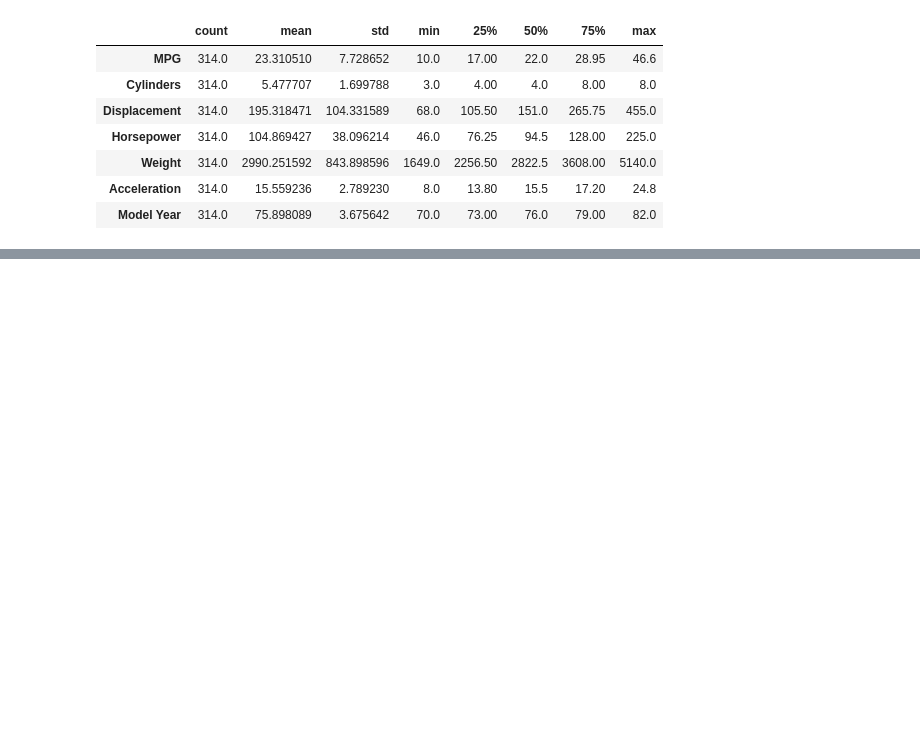
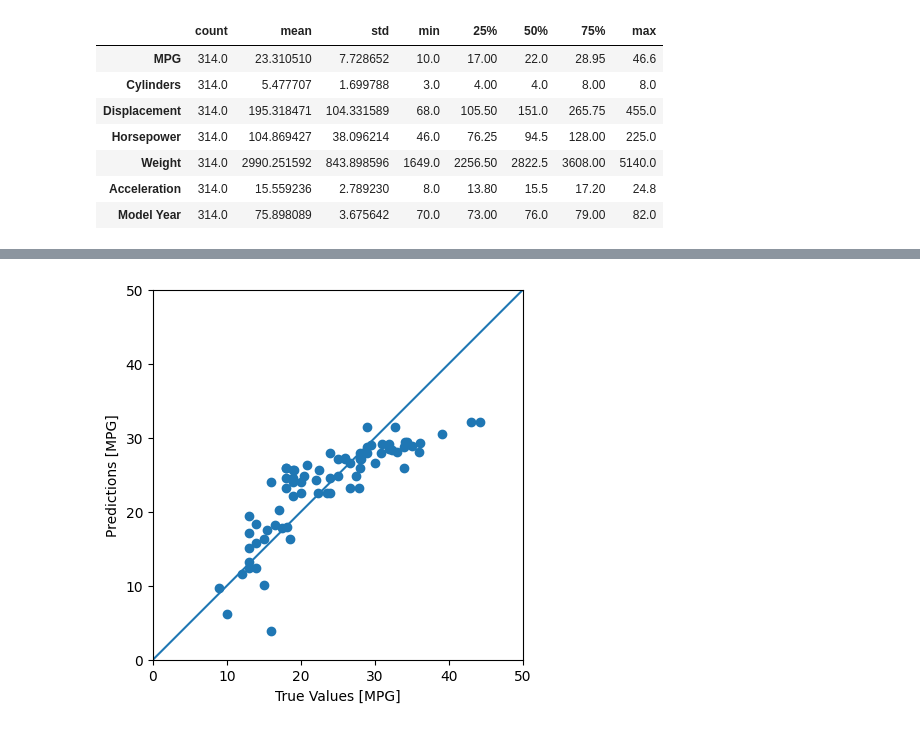
Before and after one commit to 2024-2-analitica-predictiva/2024-2-PRE-06-regresion-basica-Henrricson2, a Jupyter notebook: homework/homework.ipynb, the cells around one changed output, grey strips where cells are left out. Saved outputs shown, nothing was run; the diff lists cells and outputs as text; code cells hidden in the pictures; blank space fills up the shorter version.

```diff
--- a/homework/homework.ipynb
+++ b/homework/homework.ipynb
@@ -113,0 +292,8 @@ test_labels = test_features.pop("MPG")
+# %%
+
+plot_predictions(
+    y_true=test_labels,
+    y_pred=horsepower_model.predict(standarized_test_horsepower),
+)
+# %% [output]
+[figure, added]
```
Also changed, not shown: parts of 24 cells of this notebook.
